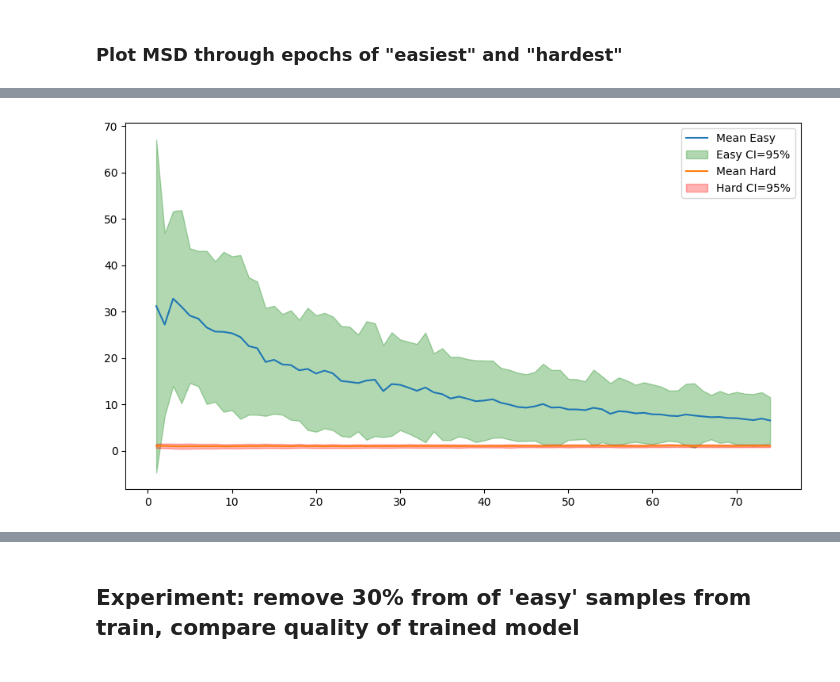
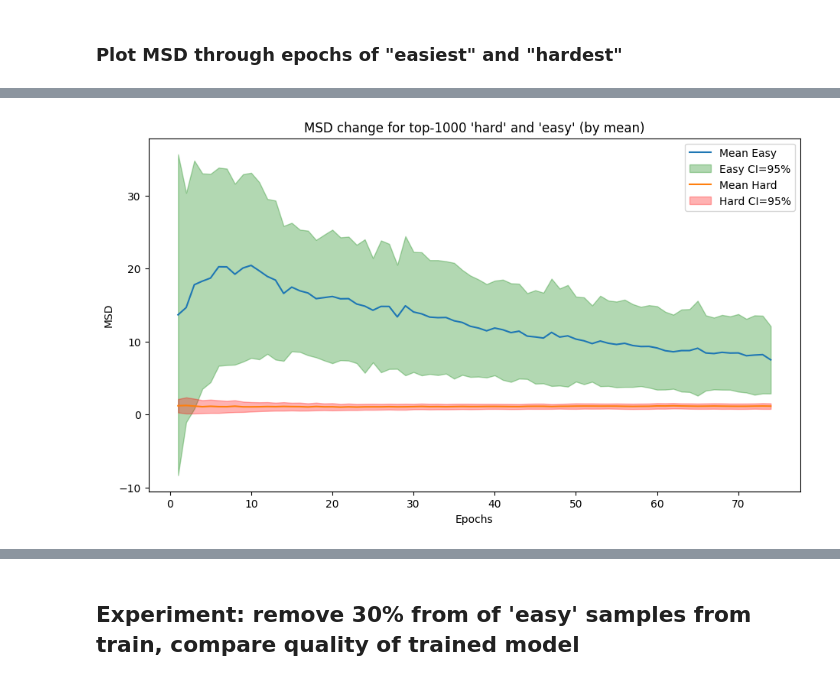
Before and after one commit to Natifick/Unsupervisely-Hard, a Jupyter notebook: ss_contrastive.ipynb, the cells around one changed output, grey strips where cells are left out. Cells and saved outputs as stored; diff of their text form; code cells hidden in the pictures.

```diff
--- a/ss_contrastive.ipynb
+++ b/ss_contrastive.ipynb
@@ -247,26 +259,5 @@ plt.show()
-# %%
-# Easy and hard by msd std
-
-M=100
-easy_idx = np.argsort(msd_stds)[-M:]
-hard_idx = np.argsort(msd_stds)[:M]
-
-plt.figure(figsize=(11, 6))
-msd_easy_hist = np.array(msd_tracker.msd_hist[1:NUM_EPOCHS, easy_idx])
-easy_mean = np.mean(msd_easy_hist, axis=1)
-easy_std = np.std(msd_easy_hist, axis=1)
-plt.plot(list(range(1, 75)), easy_mean, label='Mean Easy')
-plt.fill_between(list(range(1, 75)), easy_mean - 1.96*easy_std, easy_mean + 1.96*easy_std, color='green', alpha=0.3, label='Easy CI=95%')
-
-
-msd_hard_hist = np.array(msd_tracker.msd_hist[1:NUM_EPOCHS, hard_idx])
-hard_mean = np.mean(msd_hard_hist, axis=1)
-hard_std = np.std(msd_hard_hist, axis=1)
-plt.plot(list(range(1, 75)), hard_mean, label='Mean Hard')
-plt.fill_between(list(range(1, 75)), hard_mean - 1.96*hard_std, hard_mean + 1.96*hard_std, color='red', alpha=0.3, label='Hard CI=95%')
-
-plt.legend()
-plt.fill
-plt.show()
-# %% [output]
-[figure, removed]
+# %%
+M=1000
+plot_msd_change(msd_hist, ord_idx=np.argsort(msd_means), n_easy=M, n_hard=M, title="MSD change for top-1000 'hard' and 'easy' (by mean)")
+# %% [output]
+[figure, added]
```
Also changed, not shown: parts of 13 cells of this notebook.
